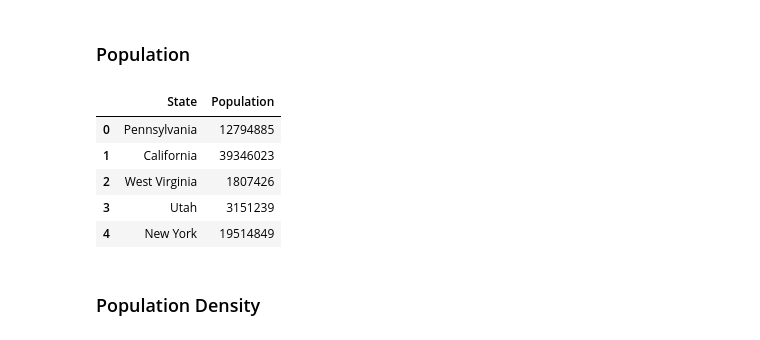
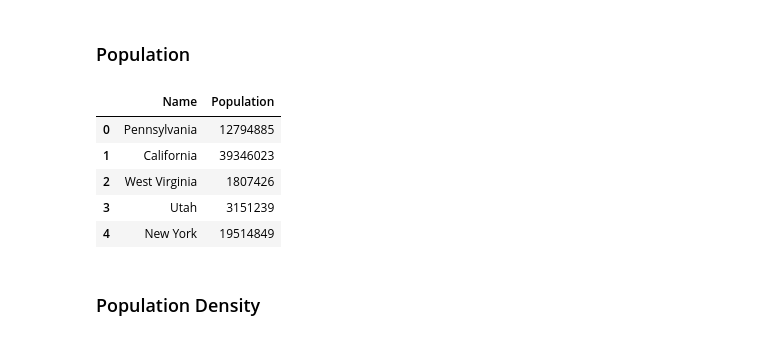
Before and after one commit to 9t8/cmsc320_project, a Jupyter notebook: c2.ipynb, the cells around one changed output. Cells and saved outputs as stored; diff of their text form; code cells hidden in the pictures.

```diff
--- a/c2.ipynb
+++ b/c2.ipynb
@@ -26,13 +26,13 @@ c = Census("23c580dcbb047d99e93502f60681fc6430f2fc9a", year = 2020)
 # %%
 population_data = c.acs5.state(('NAME', 'B01003_001E'), Census.ALL)
 population = pd.DataFrame(population_data)
-population.rename(columns={'NAME': 'State', 'B01003_001E': 'Population'}, inplace=True)
+population.rename(columns={'NAME': 'Name', 'B01003_001E': 'Population'}, inplace=True)
 population['Population'] = population['Population'].astype(int)
 
 population = population.drop('state', axis=1)
 population.head()
 # %% [output]
-|  | State | Population |
+|  | Name | Population |
 | 0 | Pennsylvania | 12794885 |
 | 1 | California | 39346023 |
 | 2 | West Virginia | 1807426 |
```
Also changed, not shown: parts of 7 cells of this notebook.
